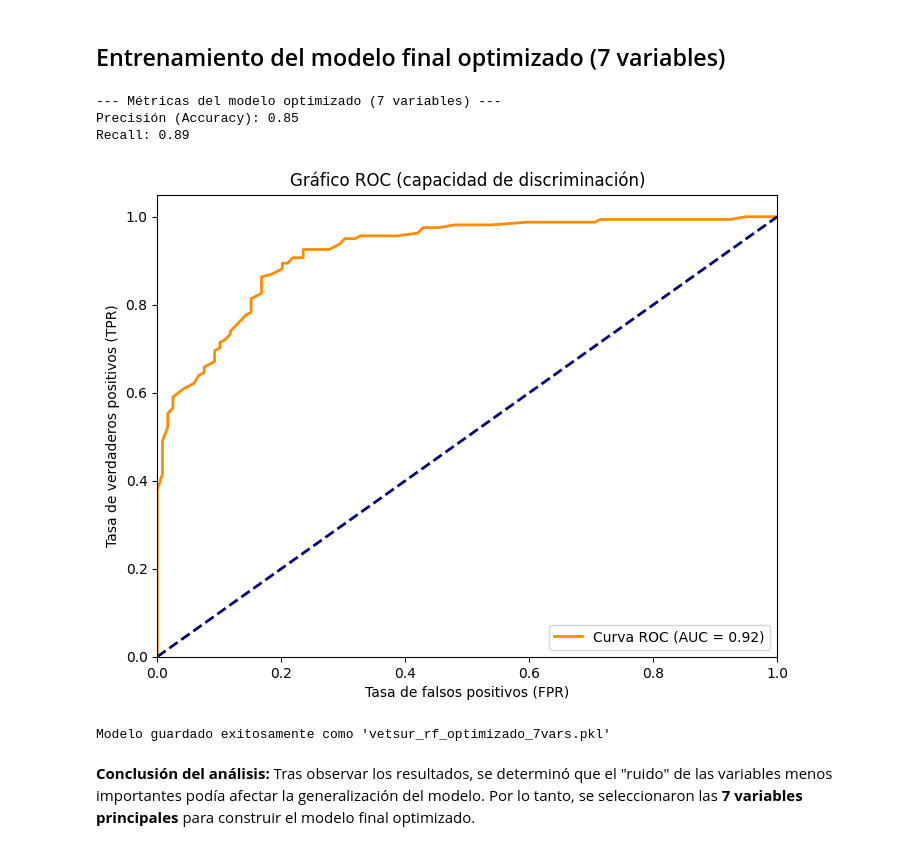
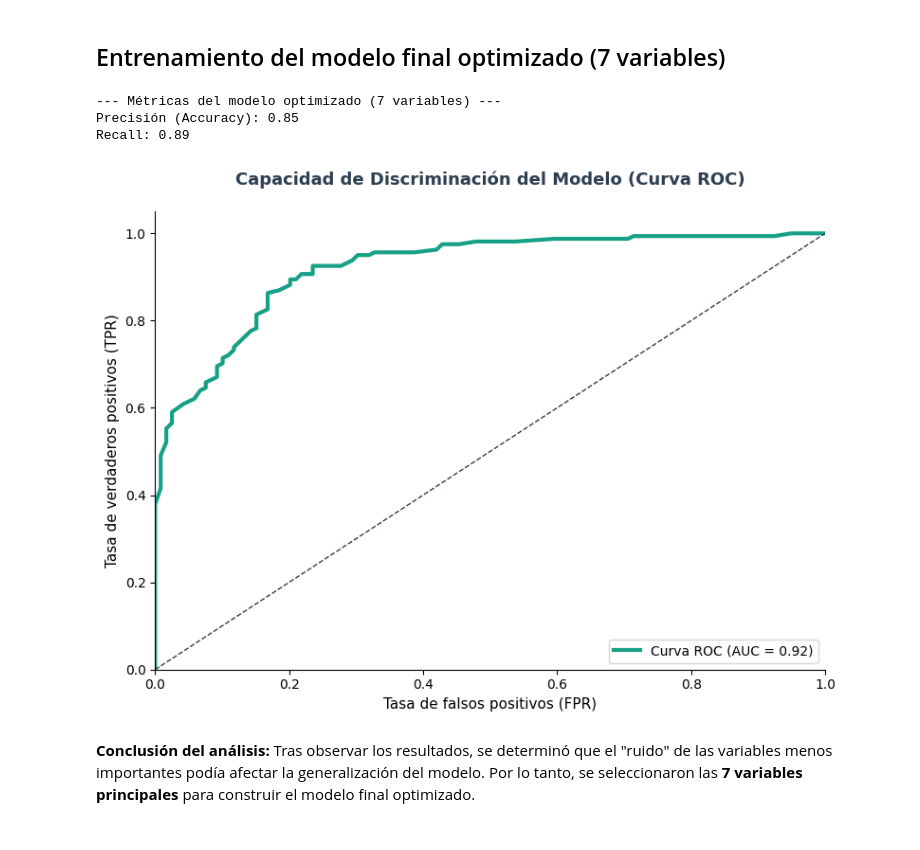
Before and after one commit to daemon1s/vetsur-ml-fastapi-nextjs, a Jupyter notebook: notebooks/vetsur.ipynb, the cells around one changed output. Drawn from its saved outputs; the diff is of its cells as text; code cells hidden in the pictures.

```diff
--- a/notebooks/vetsur.ipynb
+++ b/notebooks/vetsur.ipynb
@@ -359,7 +456,6 @@ from sklearn.ensemble import RandomForestClassifier
 from sklearn.metrics import accuracy_score, recall_score, roc_curve, roc_auc_score
 import matplotlib.pyplot as plt
 
-# Selección de variables del modelo final
 columnas_top_7 = [
     'dias_desde_ultima_visita',
     'visitas_historicas',
@@ -367,49 +463,49 @@ columnas_top_7 = [
     'costo_medicamento',
     'edad_mascota_anios',
     'tiene_vacunas_al_dia',
     'tipo_atencion_venta_producto'
 ]
 
 X = df_final[columnas_top_7]
 y = df_final['retorno_90d']
-
-# Split de datos (80/20)
 X_train, X_test, y_train, y_test = train_test_split(X, y, test_size=0.2, random_state=42)
 
-# Entrenamiento del modelo final (7 variables)
+
 modelo_optimizado = RandomForestClassifier(n_estimators=100, random_state=42)
 modelo_optimizado.fit(X_train, y_train)
 
 predicciones = modelo_optimizado.predict(X_test)
 print("--- Métricas del modelo optimizado (7 variables) ---")
 print(f"Precisión (Accuracy): {accuracy_score(y_test, predicciones):.2f}")
 print(f"Recall: {recall_score(y_test, predicciones):.2f}")
 
-# Gráfico ROC y AUC
 probs = modelo_optimizado.predict_proba(X_test)[:, 1]
 fpr, tpr, umbrales = roc_curve(y_test, probs)
 auc_score = roc_auc_score(y_test, probs)
 
 plt.figure(figsize=(8, 6))
-plt.plot(fpr, tpr, color='darkorange', lw=2, label=f'Curva ROC (AUC = {auc_score:.2f})')
-plt.plot([0, 1], [0, 1], color='navy', lw=2, linestyle='--')
+
+plt.plot(fpr, tpr, color=vetsur_palette[1], lw=3, label=f'Curva ROC (AUC = {auc_score:.2f})')
+
+plt.plot([0, 1], [0, 1], color=vetsur_palette[0], lw=1, linestyle='--')
+
 plt.xlim([0.0, 1.0])
 plt.ylim([0.0, 1.05])
-plt.xlabel('Tasa de falsos positivos (FPR)')
-plt.ylabel('Tasa de verdaderos positivos (TPR)')
-plt.title('Gráfico ROC (capacidad de discriminación)')
-plt.legend(loc="lower right")
+
+plt.xlabel('Tasa de falsos positivos (FPR)', fontsize=11)
+plt.ylabel('Tasa de verdaderos positivos (TPR)', fontsize=11)
+plt.title('Capacidad de discriminación del modelo (Curva ROC)', fontsize=13, pad=20, color=vetsur_palette[0], fontweight='bold')
+plt.legend(loc="lower right", frameon=True)
+plt.gca().spines['top'].set_visible(False)
+plt.gca().spines['right'].set_visible(False)
+
+plt.tight_layout()
 plt.show()
-
-import joblib
-joblib.dump(modelo_optimizado, 'vetsur_rf_optimizado_7vars.pkl')
-print("\nModelo guardado exitosamente como 'vetsur_rf_optimizado_7vars.pkl'")
 # %% [output]
 --- Métricas del modelo optimizado (7 variables) ---
 Precisión (Accuracy): 0.85
 Recall: 0.89
-[figure, old version]
+[figure, new version]
-Modelo guardado exitosamente como 'vetsur_rf_optimizado_7vars.pkl'
 # %% [markdown]
 **Conclusión del análisis:** Tras observar los resultados, se determinó que el "ruido" de las variables menos importantes podía afectar la generalización del modelo. Por lo tanto, se seleccionaron las **7 variables principales** para construir el modelo final optimizado.
 # %% [markdown]
```
Also changed, not shown: parts of 23 cells of this notebook, 12 other files.
